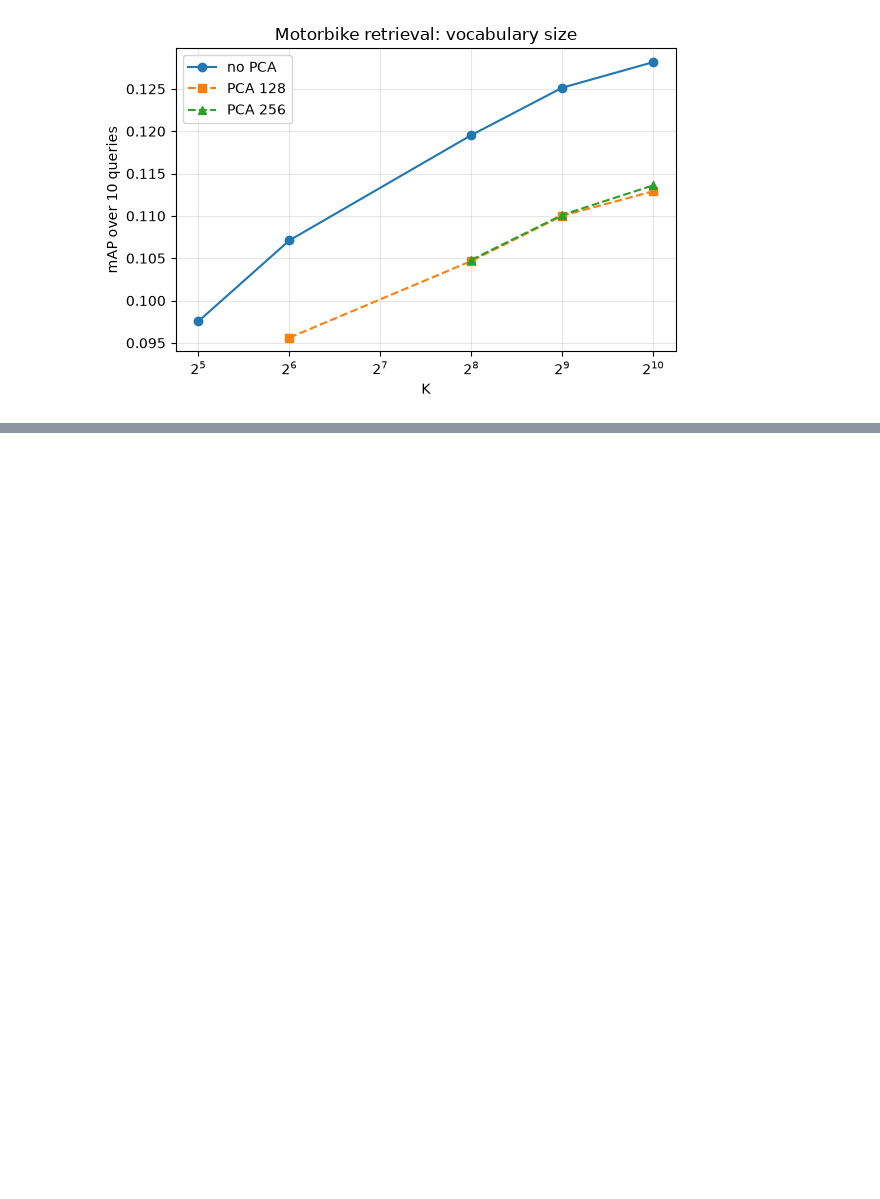
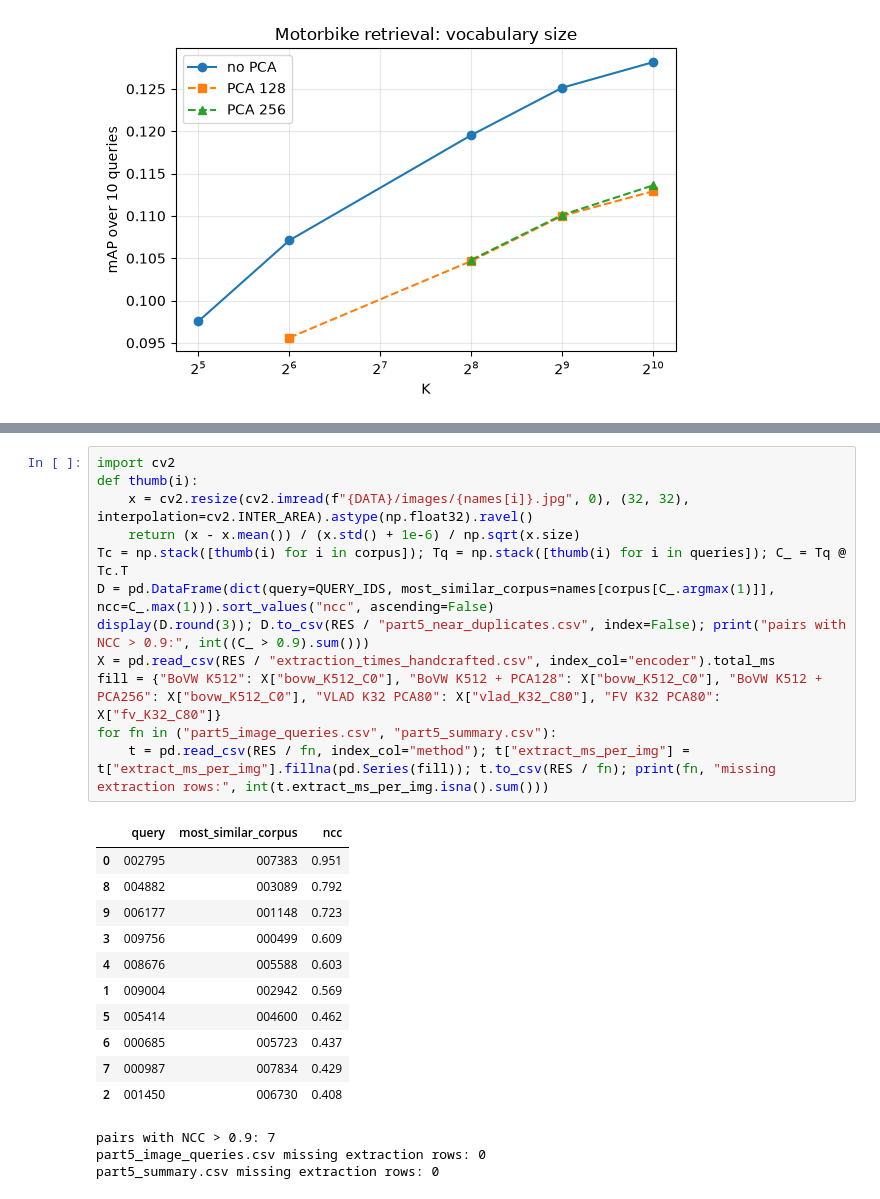
Before and after one commit to Tuco711/IAVC-Assig-2, a Jupyter notebook: code/3b_retrieval_vocabulary.ipynb, the cells around one changed output, grey strips where cells are left out. Drawn from its saved outputs; the diff is of its cells as text; blank space fills up the shorter version.

```diff
--- a/code/3b_retrieval_vocabulary.ipynb
+++ b/code/3b_retrieval_vocabulary.ipynb
@@ -71,0 +76,27 @@ K=512 mAP here: 0.125142 | notebook 3: 0.125142
+# %%
+import cv2
+def thumb(i):
+    x = cv2.resize(cv2.imread(f"{DATA}/images/{names[i]}.jpg", 0), (32, 32), interpolation=cv2.INTER_AREA).astype(np.float32).ravel()
+    return (x - x.mean()) / (x.std() + 1e-6) / np.sqrt(x.size)
+Tc = np.stack([thumb(i) for i in corpus]); Tq = np.stack([thumb(i) for i in queries]); C_ = Tq @ Tc.T
+D = pd.DataFrame(dict(query=QUERY_IDS, most_similar_corpus=names[corpus[C_.argmax(1)]], ncc=C_.max(1))).sort_values("ncc", ascending=False)
+display(D.round(3)); D.to_csv(RES / "part5_near_duplicates.csv", index=False); print("pairs with NCC > 0.9:", int((C_ > 0.9).sum()))
+X = pd.read_csv(RES / "extraction_times_handcrafted.csv", index_col="encoder").total_ms
+fill = {"BoVW K512": X["bovw_K512_C0"], "BoVW K512 + PCA128": X["bovw_K512_C0"], "BoVW K512 + PCA256": X["bovw_K512_C0"], "VLAD K32 PCA80": X["vlad_K32_C80"], "FV K32 PCA80": X["fv_K32_C80"]}
+for fn in ("part5_image_queries.csv", "part5_summary.csv"):
+    t = pd.read_csv(RES / fn, index_col="method"); t["extract_ms_per_img"] = t["extract_ms_per_img"].fillna(pd.Series(fill)); t.to_csv(RES / fn); print(fn, "missing extraction rows:", int(t.extract_ms_per_img.isna().sum()))
+# %% [output]
+|  | query | most_similar_corpus | ncc |
+| 0 | 002795 | 007383 | 0.951 |
+| 8 | 004882 | 003089 | 0.792 |
+| 9 | 006177 | 001148 | 0.723 |
+| 3 | 009756 | 000499 | 0.609 |
+| 4 | 008676 | 005588 | 0.603 |
+| 1 | 009004 | 002942 | 0.569 |
+| 5 | 005414 | 004600 | 0.462 |
+| 6 | 000685 | 005723 | 0.437 |
+| 7 | 000987 | 007834 | 0.429 |
+| 2 | 001450 | 006730 | 0.408 |
+pairs with NCC > 0.9: 7
+part5_image_queries.csv missing extraction rows: 0
+part5_summary.csv missing extraction rows: 0
```
Also changed, not shown: parts of 2 cells of this notebook, 14 other files.
